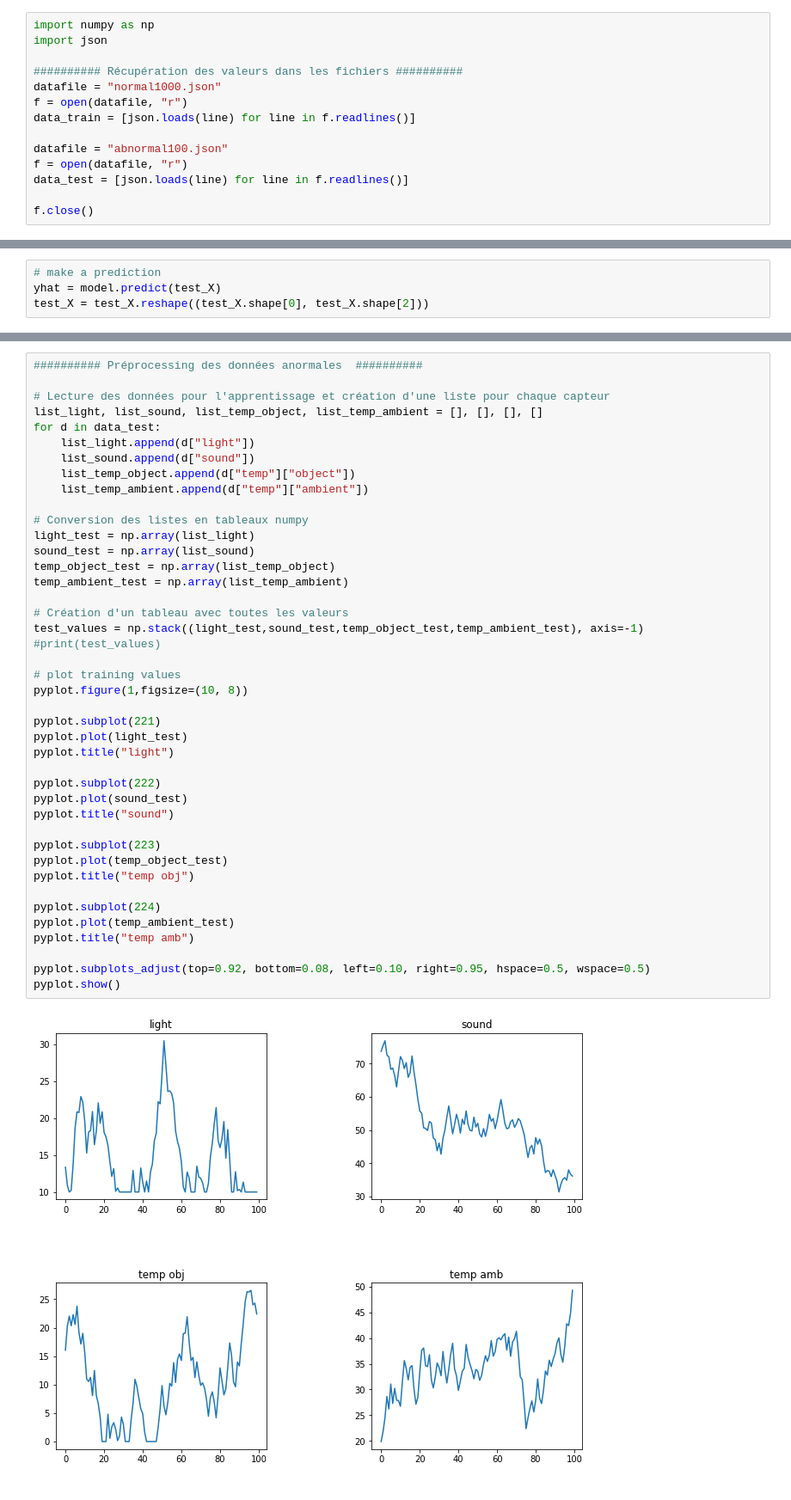
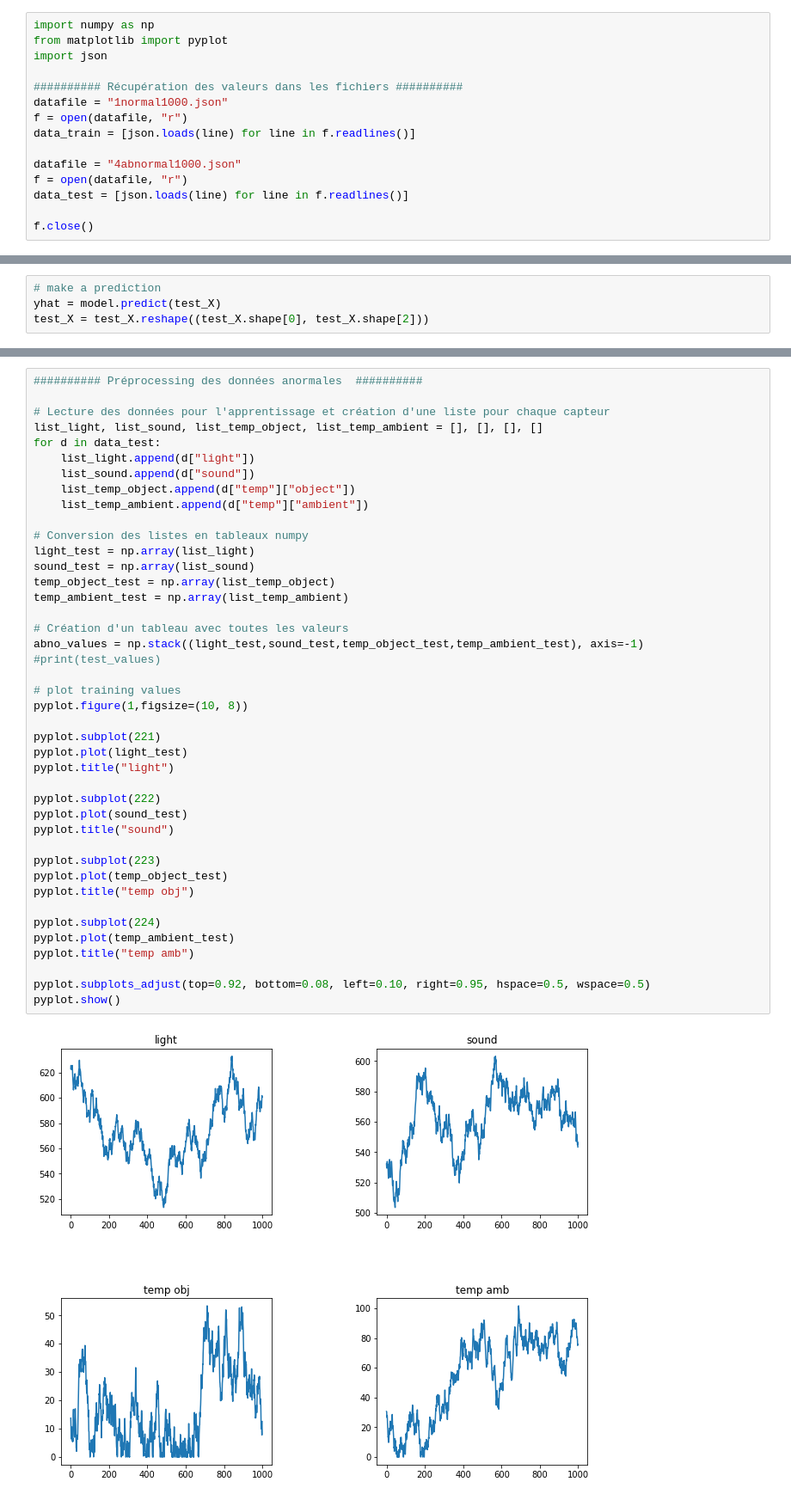
Before and after one commit to RemiGascou/ptut, a Jupyter notebook: dev/python/ML_tests/lstm_time_series.ipynb, the cells around one changed output, grey strips where cells are left out. Shown at 86% size. Saved outputs shown, nothing was run; the diff lists cells and outputs as text.

```diff
--- a/dev/python/ML_tests/lstm_time_series.ipynb
+++ b/dev/python/ML_tests/lstm_time_series.ipynb
@@ -1,13 +1,14 @@
 # %%
 import numpy as np
+from matplotlib import pyplot
 import json
 
 ########## Récupération des valeurs dans les fichiers ##########
-datafile = "normal1000.json"
+datafile = "1normal1000.json"
 f = open(datafile, "r")
 data_train = [json.loads(line) for line in f.readlines()]
 
-datafile = "abnormal100.json"
+datafile = "4abnormal1000.json"
 f = open(datafile, "r")
 data_test = [json.loads(line) for line in f.readlines()]
 
@@ -307,35 +335,35 @@ for d in data_test:
 light_test = np.array(list_light)
 sound_test = np.array(list_sound)
 temp_object_test = np.array(list_temp_object)
 temp_ambient_test = np.array(list_temp_ambient)
 
 # Création d'un tableau avec toutes les valeurs
-test_values = np.stack((light_test,sound_test,temp_object_test,temp_ambient_test), axis=-1)
+abno_values = np.stack((light_test,sound_test,temp_object_test,temp_ambient_test), axis=-1)
 #print(test_values)
 
 # plot training values
 pyplot.figure(1,figsize=(10, 8))
 
 pyplot.subplot(221)
 pyplot.plot(light_test)
 pyplot.title("light")
 
 pyplot.subplot(222)
 pyplot.plot(sound_test)
 pyplot.title("sound")
 
 pyplot.subplot(223)
 pyplot.plot(temp_object_test)
 pyplot.title("temp obj")
 
 pyplot.subplot(224)
 pyplot.plot(temp_ambient_test)
 pyplot.title("temp amb")
 
 pyplot.subplots_adjust(top=0.92, bottom=0.08, left=0.10, right=0.95, hspace=0.5, wspace=0.5)
 pyplot.show()
 # %% [output]
-[figure, old version]
+[figure, new version]
 # %%
 # Normalisation
 scaler = MinMaxScaler(feature_range=(0, 1))
```
Also changed, not shown: parts of 12 cells of this notebook, 6 other files.
